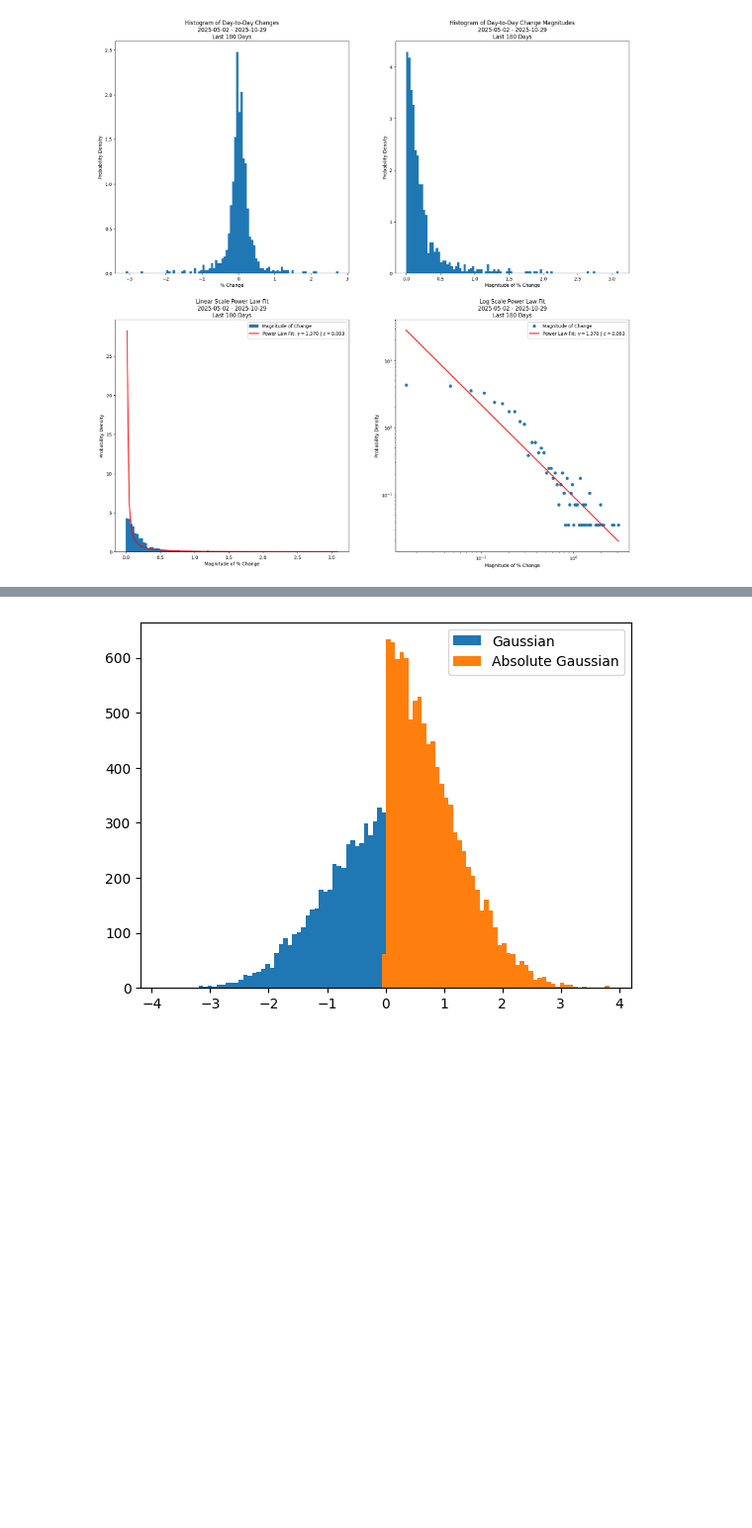
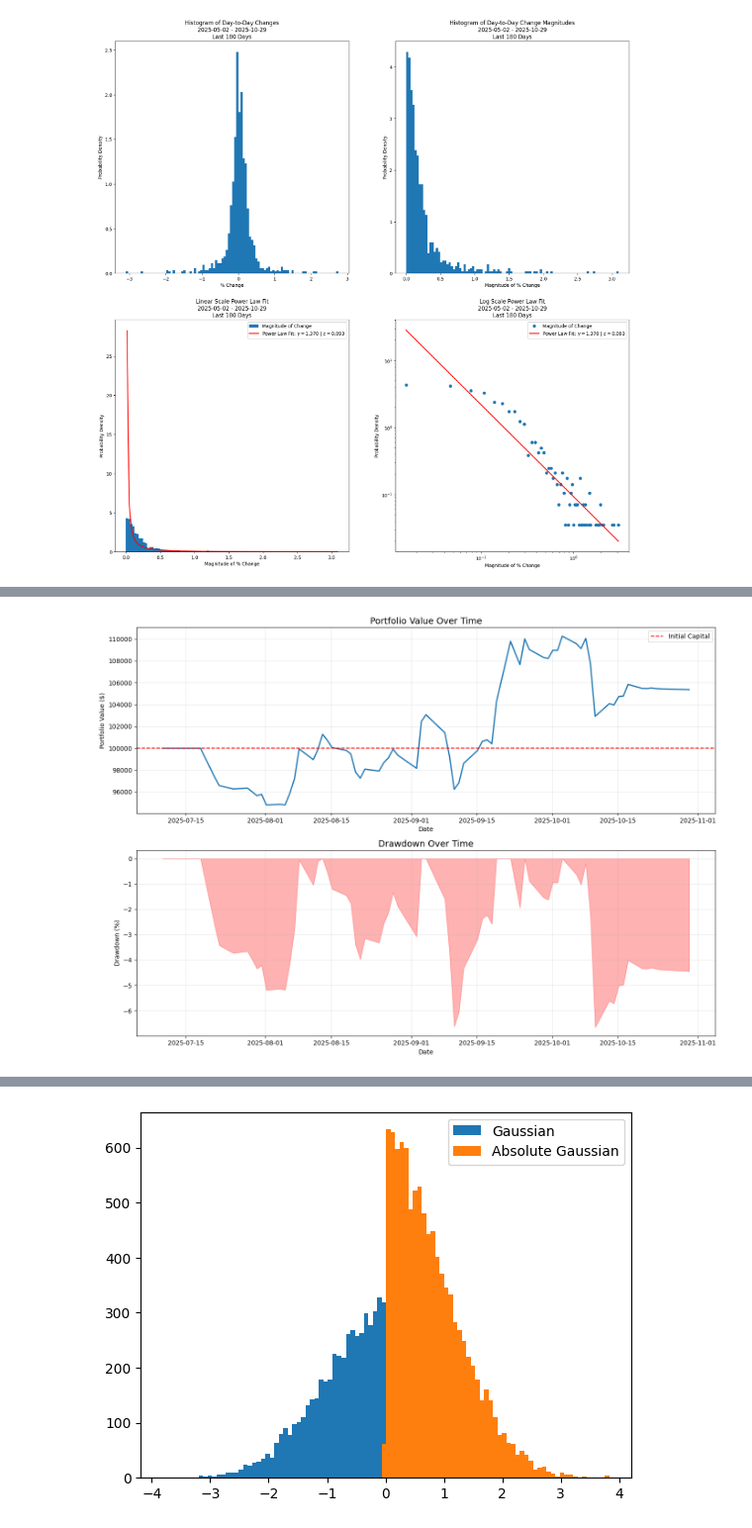
Before and after one commit to Omairss/spectral_nature, a Jupyter notebook: notebooks/alpaca_playbook.ipynb, the cells around one changed output, grey strips where cells are left out. Shown at 99% size. Cells and saved outputs as stored; diff of their text form; code cells hidden in the pictures; blank space fills up the shorter version.

Commit message:
Backtest

```diff
--- a/notebooks/alpaca_playbook.ipynb
+++ b/notebooks/alpaca_playbook.ipynb
@@ -200,0 +684,84 @@ get_historical_magnitude_plots(symbol = 'GLD',
+# %%
+# Convert to DataFrame for analysis
+portfolio_df = pd.DataFrame(portfolio_history)
+closed_trades_df = pd.DataFrame(closed_positions)
+
+# Calculate performance metrics
+final_portfolio_value = portfolio_df['total_value'].iloc[-1]
+total_return = ((final_portfolio_value - INITIAL_CAPITAL) / INITIAL_CAPITAL) * 100
+
+# Calculate time period
+start_date = pd.to_datetime(historical_start_date, utc = True)
+end_date = pd.to_datetime(portfolio_df['date'].iloc[-1], utc = True)
+days_elapsed = (end_date - start_date).days
+years_elapsed = days_elapsed / 365.25
+
+# Annualized return
+annualized_return = ((final_portfolio_value / INITIAL_CAPITAL) ** (1 / years_elapsed) - 1) * 100
+
+# Calculate daily returns
+portfolio_df['daily_return'] = portfolio_df['total_value'].pct_change()
+
+# Sharpe Ratio (assuming risk-free rate of 4%)
+risk_free_rate = 0.04
+excess_returns = portfolio_df['daily_return'] - (risk_free_rate / 252)
+sharpe_ratio = (excess_returns.mean() / excess_returns.std()) * np.sqrt(252)
+
+# Maximum drawdown
+portfolio_df['cumulative_max'] = portfolio_df['total_value'].cummax()
+portfolio_df['drawdown'] = (portfolio_df['total_value'] - portfolio_df['cumulative_max']) / portfolio_df['cumulative_max']
+max_drawdown = portfolio_df['drawdown'].min() * 100
+
+# Win rate
+if len(closed_trades_df) > 0:
+    win_rate = (closed_trades_df['final_pnl'] > 0).sum() / len(closed_trades_df) * 100
+    avg_win = closed_trades_df[closed_trades_df['final_pnl'] > 0]['final_pnl'].mean()
+    avg_loss = closed_trades_df[closed_trades_df['final_pnl'] < 0]['final_pnl'].mean()
+    profit_factor = closed_trades_df[closed_trades_df['final_pnl'] > 0]['final_pnl'].sum() / abs(closed_trades_df[closed_trades_df['final_pnl'] < 0]['final_pnl'].sum())
+else:
+    win_rate = avg_win = avg_loss = profit_factor = 0
+
+# Print Performance Summary
+print("=" * 60)
+print("BACKTEST PERFORMANCE SUMMARY")
+print("=" * 60)
+print(f"Initial Capital:        ${INITIAL_CAPITAL:,.2f}")
+print(f"Final Portfolio Value:  ${final_portfolio_value:,.2f}")
+print(f"Total Return:           {total_return:.2f}%")
+print(f"Annualized Return:      {annualized_return:.2f}%")
+print(f"Sharpe Ratio:           {sharpe_ratio:.2f}")
+print(f"Maximum Drawdown:       {max_drawdown:.2f}%")
+print(f"\nTrading Period:         {start_date.date()} to {end_date.date()}")
+print(f"Days Elapsed:           {days_elapsed}")
+print(f"\nTotal Trades:           {len(closed_trades_df)}")
+print(f"Win Rate:               {win_rate:.2f}%")
+print(f"Average Win:            ${avg_win:.2f}")
+print(f"Average Loss:           ${avg_loss:.2f}")
+print(f"Profit Factor:          {profit_factor:.2f}")
+print(f"Capital Deployed (avg): ${total_capital_deployed / max(1, len(closed_trades_df)):,.2f}")
+print("=" * 60)
+
+# Plot portfolio value over time
+import matplotlib.pyplot as plt
+
+fig, axes = plt.subplots(2, 1, figsize=(14, 10))
+
+# Portfolio value
+axes[0].plot(portfolio_df['date'], portfolio_df['total_value'], linewidth=2)
+axes[0].axhline(y=INITIAL_CAPITAL, color='r', linestyle='--', label='Initial Capital')
+axes[0].set_title('Portfolio Value Over Time', fontsize=14)
+axes[0].set_xlabel('Date')
+axes[0].set_ylabel('Portfolio Value ($)')
+axes[0].legend()
+axes[0].grid(True, alpha=0.3)
+
+# Drawdown
+axes[1].fill_between(portfolio_df['date'], portfolio_df['drawdown'] * 100, 0, alpha=0.3, color='red')
+axes[1].set_title('Drawdown Over Time', fontsize=14)
+axes[1].set_xlabel('Date')
+axes[1].set_ylabel('Drawdown (%)')
+axes[1].grid(True, alpha=0.3)
+
+plt.tight_layout()
+plt.show()
+# %% [output]
@@ -200,0 +788 @@ get_historical_magnitude_plots(symbol = 'GLD',
+[figure, added]
```
Also changed, not shown: parts of 17 cells of this notebook, 2 other files.
